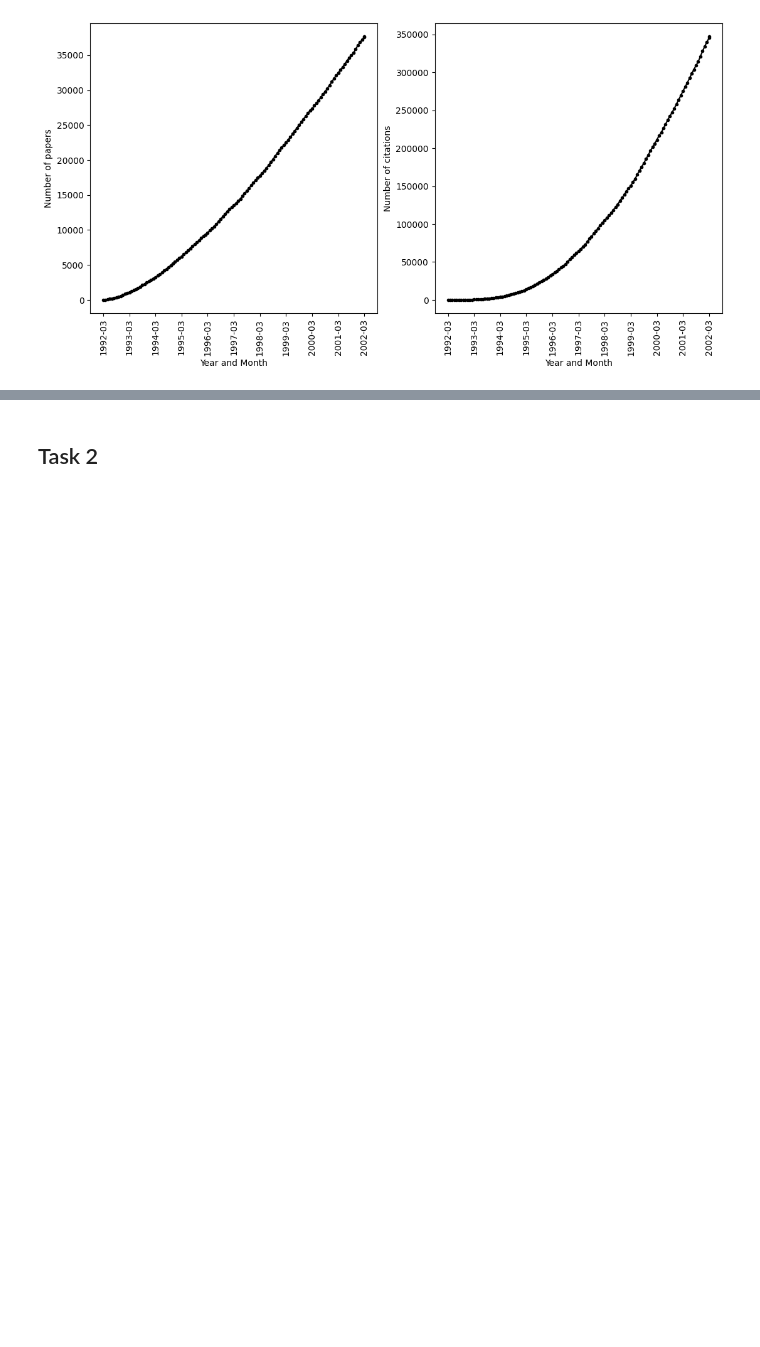
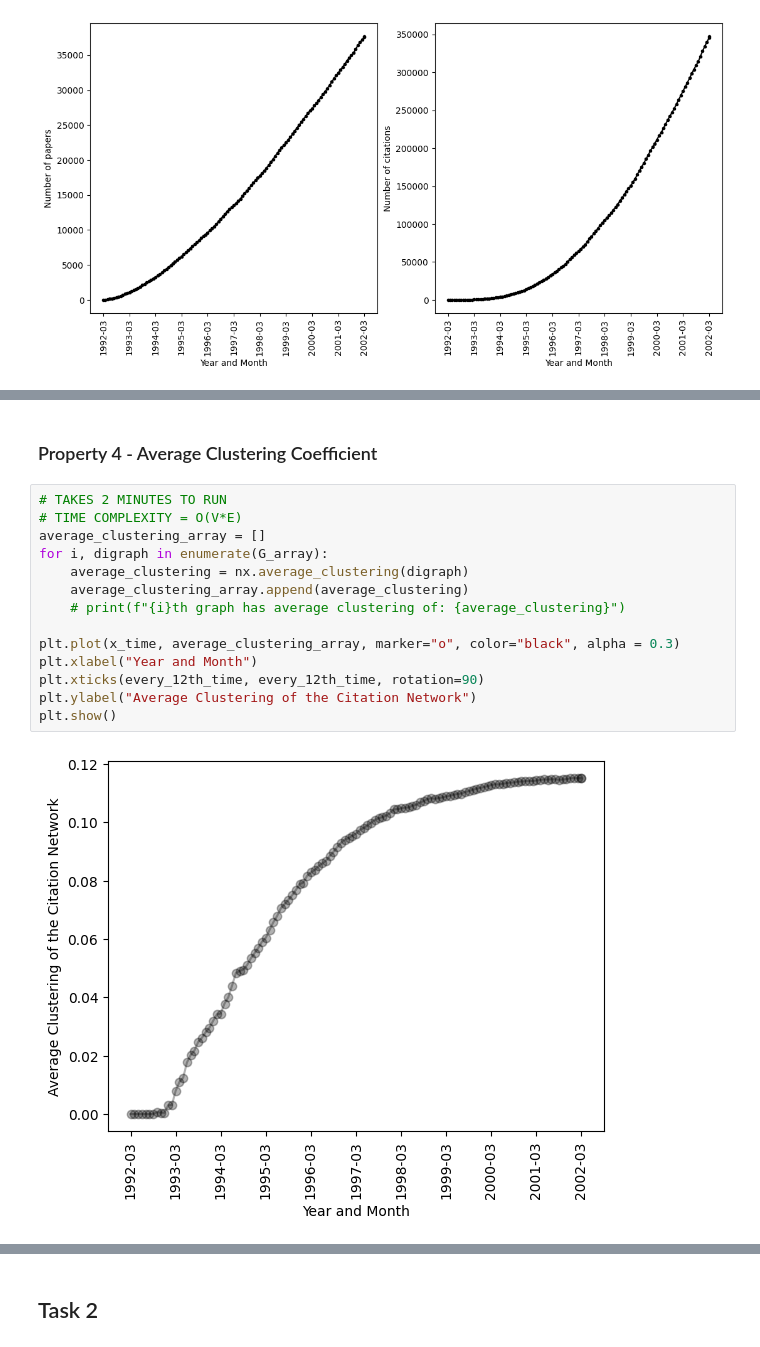
Before and after one commit to AdityaMishraOG/analyzing_citation_networks, a Jupyter notebook: 1.ipynb, the cells around one changed output, grey strips where cells are left out. Drawn from its saved outputs; the diff is of its cells as text; blank space fills up the shorter version.

```diff
--- a/1.ipynb
+++ b/1.ipynb
@@ -233,0 +272,18 @@ plot_graph_degrees(G)
+# %% [markdown]
+### Property 4 - Average Clustering Coefficient
+# %%
+# TAKES 2 MINUTES TO RUN
+# TIME COMPLEXITY = O(V*E)
+average_clustering_array = []
+for i, digraph in enumerate(G_array):
+    average_clustering = nx.average_clustering(digraph)
+    average_clustering_array.append(average_clustering)
+    # print(f"{i}th graph has average clustering of: {average_clustering}")
+
+plt.plot(x_time, average_clustering_array, marker="o", color="black", alpha = 0.3)
+plt.xlabel("Year and Month")
+plt.xticks(every_12th_time, every_12th_time, rotation=90)
+plt.ylabel("Average Clustering of the Citation Network")
+plt.show()
+# %% [output]
+[figure, added]
```
Also changed, not shown: parts of 35 cells of this notebook, 3 other files.
